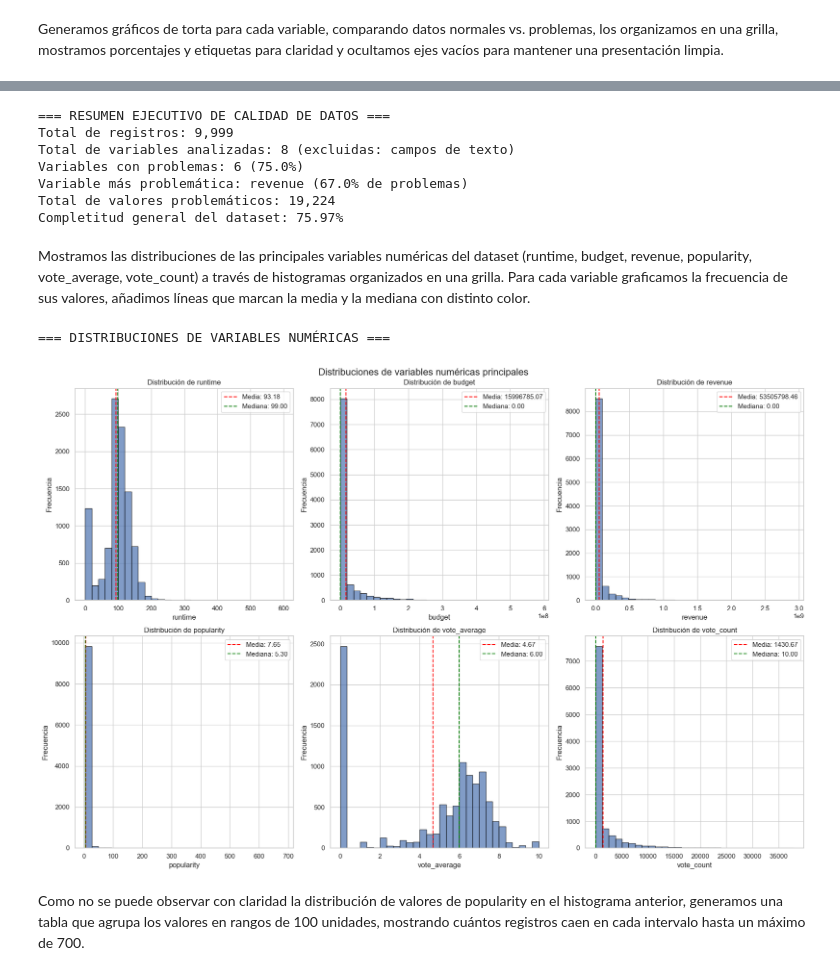
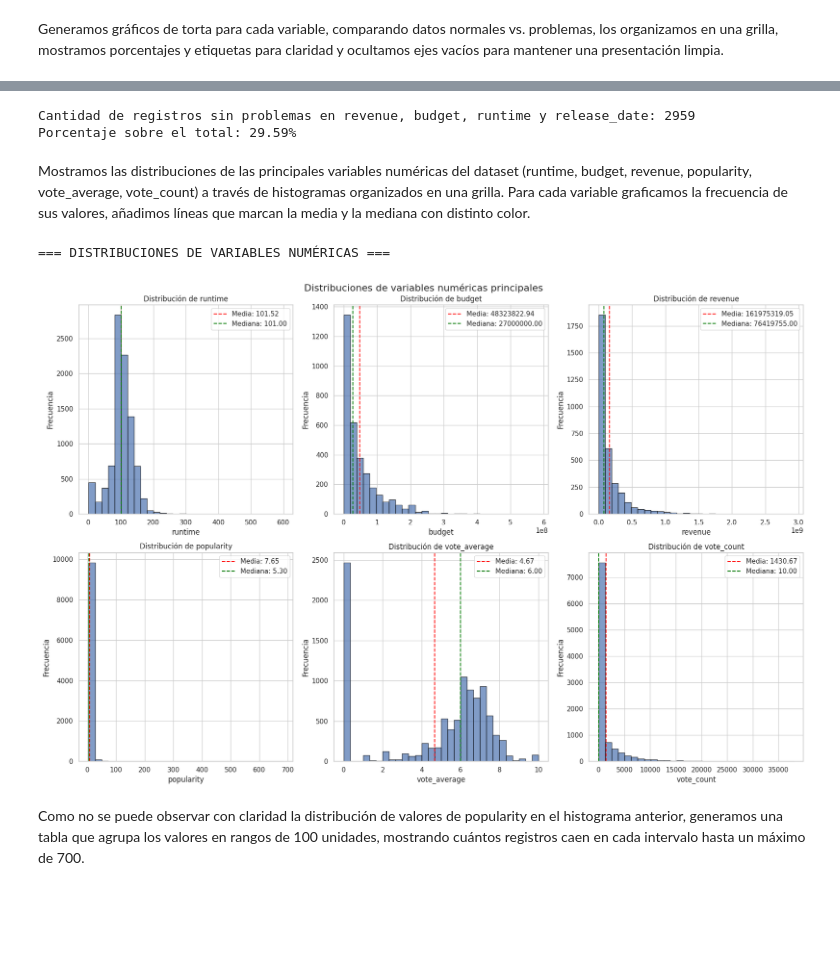
Before and after one commit to david-wis/filmining-scraper, a Jupyter notebook: notebooks/tp2.ipynb, the cells around one changed output, grey strips where cells are left out. Saved outputs shown, nothing was run; the diff lists cells and outputs as text; code cells hidden in the pictures; blank space fills up the shorter version.

Commit message:
remove 0's in distrbution histograms and boxplot. remove budget anomalies with threshold.

```diff
--- a/notebooks/tp2.ipynb
+++ b/notebooks/tp2.ipynb
@@ -399,33 +399,0 @@ Filtramos las variables con problemas, mostramos su tabla resumida, graficamos e
-# %%
-# --- Variables problemáticas y gráficos resumen ---
-problematic_vars = missing_df[missing_df['Total_Problemas'] > 0].reset_index(drop=True)
-
-if len(problematic_vars) > 0:
-    print(f"=== VARIABLES CON PROBLEMAS (TODAS: {len(problematic_vars)}) ===")
-    display(problematic_vars[['Variable', 'Tipo', 'Valores_NULL', 'Porcentaje_NULL',
-                              'Valores_Cero', 'Porcentaje_Cero', 'Porcentaje_Total_Problemas']])
-
-    fig, (ax1, ax2) = plt.subplots(1, 2, figsize=(16, 6))
-
-    # Barra horizontal con % de problemas por variable
-    ax1.barh(range(len(problematic_vars)), problematic_vars['Porcentaje_Total_Problemas'])
-    ax1.set_yticks(range(len(problematic_vars)))
-    ax1.set_yticklabels(problematic_vars['Variable'])
-    ax1.set_xlabel('Porcentaje de problemas (%)')
-    ax1.set_title('Variables con problemas de calidad')
-    ax1.invert_yaxis()
-
-    # Torta global normal vs problemas
-    total_cells = len(df_movies) * len(columns_to_analyze)
-    total_problems_all = int(missing_df['Total_Problemas'].sum())
-    total_normal_all = total_cells - total_problems_all
-
-    ax2.pie([total_normal_all, total_problems_all],
-            labels=['Datos Normales', 'Problemas'],
-            autopct='%1.1f%%', colors=['#2ecc71', '#e74c3c'], startangle=90)
-    ax2.set_title('Distribución general de calidad de datos')
-
-    plt.tight_layout()
-    plt.show()
-else:
-    print("✅ No se encontraron problemas de calidad en el dataset")
@@ -444,33 +402,17 @@ Cerramos con un resumen ejecutivo donde mostramos la cantidad de registros, el n
 # %%
-# --- Resumen ejecutivo ---
-print("\n=== RESUMEN EJECUTIVO DE CALIDAD DE DATOS ===")
-print(f"Total de registros: {len(df_movies):,}")
-print(f"Total de variables analizadas: {len(columns_to_analyze)} (excluidas: campos de texto)")
+#
+valid_rows = df_movies[
+      (df_movies['revenue'] != 0) &
+      (df_movies['budget'] != 0) &
+      (df_movies['runtime'] != 0) &
+      (df_movies['release_date'].notnull())
+]
 
-problematic_vars = missing_df[missing_df['Total_Problemas'] > 0].reset_index(drop=True)
-print(f"Variables con problemas: {len(problematic_vars)} "
-      f"({(len(problematic_vars)/len(columns_to_analyze)*100 if len(columns_to_analyze)>0 else 0):.1f}%)")
-
-if len(problematic_vars) > 0:
-    top = problematic_vars.iloc[0]
-    print(f"Variable más problemática: {top['Variable']} "
-          f"({top['Porcentaje_Total_Problemas']:.1f}% de problemas)")
-    total_problems = int(missing_df['Total_Problemas'].sum())
-    print(f"Total de valores problemáticos: {total_problems:,}")
-
-    total_cells = len(df_movies) * len(columns_to_analyze)
-    completeness = ((total_cells - total_problems) / total_cells) * 100 if total_cells > 0 else 100.0
-    print(f"Completitud general del dataset: {completeness:.2f}%")
-else:
-    print("✅ Dataset con excelente calidad de datos")
+print(f"Cantidad de registros sin problemas en revenue, budget, runtime y release_date: {len(valid_rows)}")
+print(f"Porcentaje sobre el total: {len(valid_rows) / len(df_movies) * 100:.2f}%")
 # %% [output]
-=== RESUMEN EJECUTIVO DE CALIDAD DE DATOS ===
-Total de registros: 9,999
-Total de variables analizadas: 8 (excluidas: campos de texto)
-Variables con problemas: 6 (75.0%)
-Variable más problemática: revenue (67.0% de problemas)
-Total de valores problemáticos: 19,224
-Completitud general del dataset: 75.97%
+Cantidad de registros sin problemas en revenue, budget, runtime y release_date: 2959
+Porcentaje sobre el total: 29.59%
 # %% [markdown]
 Mostramos las distribuciones de las principales variables numéricas del dataset (runtime, budget, revenue, popularity, vote_average, vote_count) a través de histogramas organizados en una grilla. Para cada variable graficamos la frecuencia de sus valores, añadimos líneas que marcan la media y la mediana con distinto color.
 # %%
@@ -483,37 +425,38 @@ key_numeric_vars = ['runtime', 'budget', 'revenue', 'popularity', 'vote_average'
 # Filtrar variables que existen en el dataset
 available_vars = [var for var in key_numeric_vars if var in df_movies.columns]
 
 if available_vars:
     fig, axes = plt.subplots(2, 3, figsize=(18, 12))
     axes = axes.ravel()
 
     for i, var in enumerate(available_vars):
         if i < len(axes):
+            filtered_data = df_movies[(df_movies[var] != 0)][var] if var in ['runtime', 'budget', 'revenue'] else df_movies[var]
             # Histograma
-            axes[i].hist(df_movies[var].dropna(), bins=30, alpha=0.7, edgecolor='black')
+            axes[i].hist(filtered_data, bins=30, alpha=0.7, edgecolor='black')
             axes[i].set_title(f'Distribución de {var}')
             axes[i].set_xlabel(var)
             axes[i].set_ylabel('Frecuencia')
 
             # Estadísticas en el gráfico
-            mean_val = df_movies[var].mean()
-            median_val = df_movies[var].median()
+            mean_val = filtered_data.mean()
+            median_val = filtered_data.median()
             axes[i].axvline(mean_val, color='red', linestyle='--', label=f'Media: {mean_val:.2f}')
             axes[i].axvline(median_val, color='green', linestyle='--', label=f'Mediana: {median_val:.2f}')
             axes[i].legend()
 
     # Ocultar subplots vacíos
     for i in range(len(available_vars), len(axes)):
         axes[i].set_visible(False)
 
     plt.suptitle('Distribuciones de variables numéricas principales', fontsize=16)
     plt.tight_layout()
     plt.show()
 else:
     print("No se encontraron las variables numéricas esperadas")
 # %% [output]
 === DISTRIBUCIONES DE VARIABLES NUMÉRICAS ===
-[figure, old version]
+[figure, new version]
 # %% [markdown]
 Como no se puede observar con claridad la distribución de valores de popularity en el histograma anterior, generamos una tabla que agrupa los valores en rangos de 100 unidades, mostrando cuántos registros caen en cada intervalo hasta un máximo de 700.
 # %%
```
Also changed, not shown: parts of 19 cells of this notebook.
